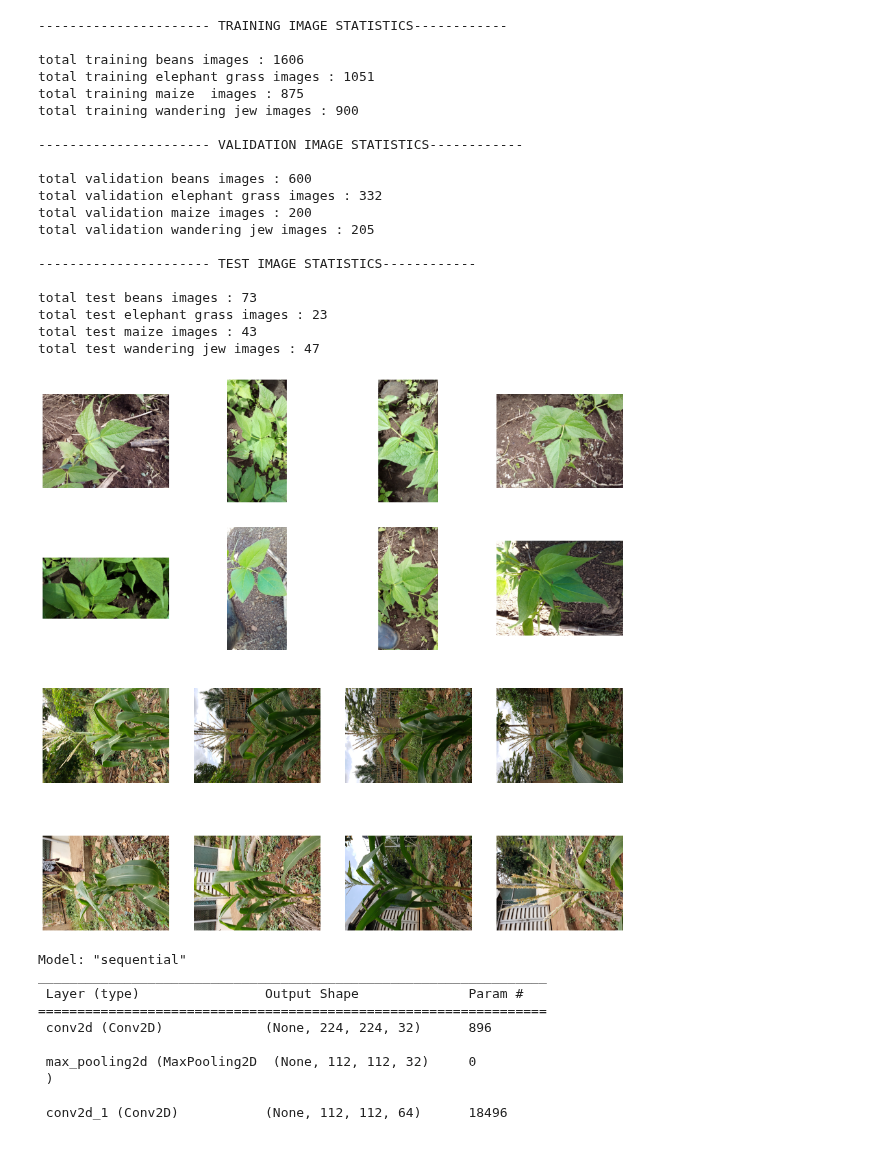
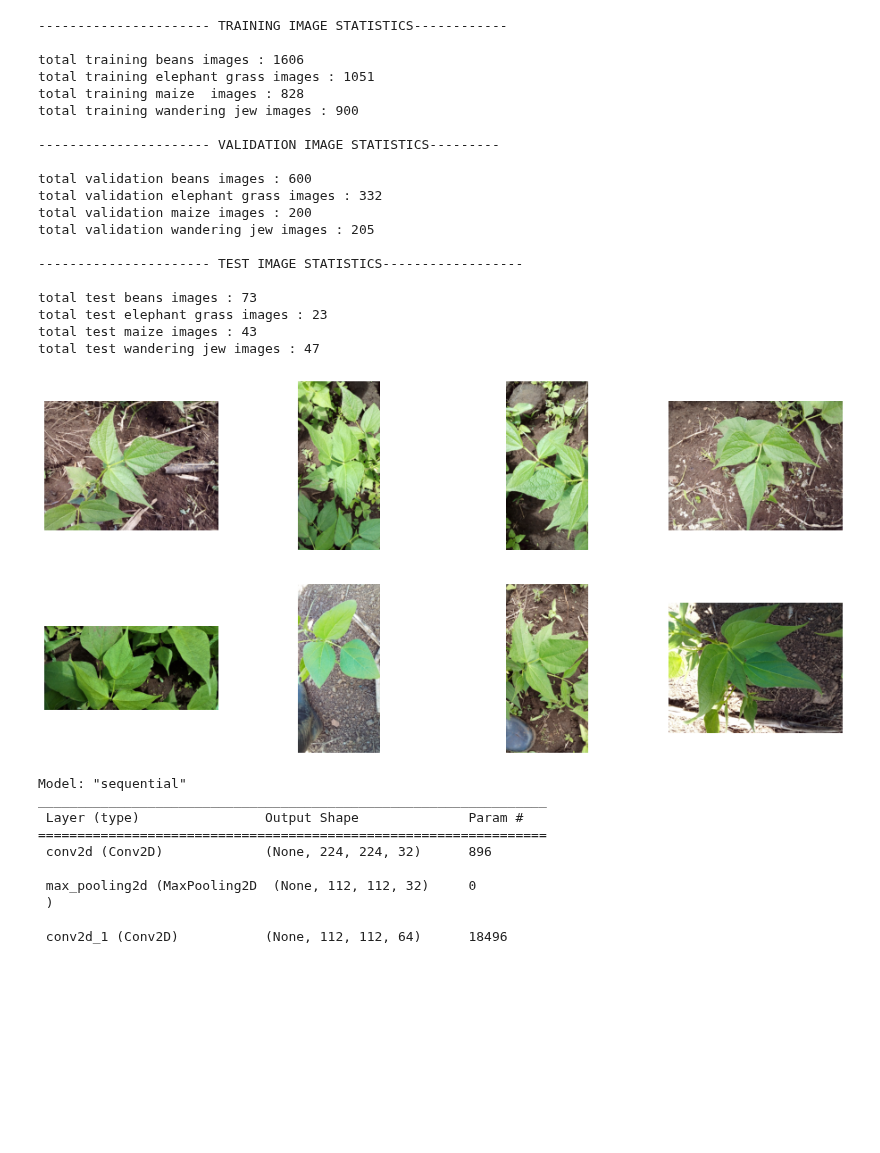
Before and after one commit to muwongelawrence-tech/colab_projects, a Jupyter notebook: crops_and__weeds_classifier.ipynb, the cells around one changed output. Cells and saved outputs as stored; diff of their text form; code cells hidden in the pictures; blank space fills up the shorter version.

```diff
--- a/crops_and__weeds_classifier.ipynb
+++ b/crops_and__weeds_classifier.ipynb
@@ -74,14 +61,14 @@ print('total training elephant grass images :', len(os.listdir( train_elephant_g
 print('total training maize  images :', len(os.listdir( train_maize_dir   ) ))
 print('total training wandering jew images :', len(os.listdir( train_wandering_jew_dir  ) ))
 
-print('\n---------------------- VALIDATION IMAGE STATISTICS------------\n')
+print('\n---------------------- VALIDATION IMAGE STATISTICS---------\n')
 
 print('total validation beans images :', len(os.listdir( validation_beans_dir ) ))
 print('total validation elephant grass images :', len(os.listdir( validation_elephant_grass_dir ) ))
 print('total validation maize images :', len(os.listdir( validation_maize_dir ) ))
 print('total validation wandering jew images :', len(os.listdir( validation_wandering_jew_dir ) ))
 
-print('\n---------------------- TEST IMAGE STATISTICS------------\n')
+print('\n---------------------- TEST IMAGE STATISTICS------------------\n')
 
 print('total test beans images :', len(os.listdir( test_beans_dir ) ))
 print('total test elephant grass images :', len(os.listdir( test_elephant_grass_dir ) ))
@@ -92,17 +79,17 @@ print('total test wandering jew images :', len(os.listdir( test_wandering_jew_di
 
 total training beans images : 1606
 total training elephant grass images : 1051
-total training maize  images : 875
+total training maize  images : 828
 total training wandering jew images : 900
 
----------------------- VALIDATION IMAGE STATISTICS------------
+---------------------- VALIDATION IMAGE STATISTICS---------
 
 total validation beans images : 600
 total validation elephant grass images : 332
 total validation maize images : 200
 total validation wandering jew images : 205
 
----------------------- TEST IMAGE STATISTICS------------
+---------------------- TEST IMAGE STATISTICS------------------
 
 total test beans images : 73
 total test elephant grass images : 23
@@ -120,31 +107,29 @@ ncols = 4
 
 pic_index = 0 # Index for iterating over images
 # %%
+# VISUALISING SOME IMAGE DATA BEFORE USING IT TO TRAIN THE MODEL
 # Set up matplotlib fig, and size it to fit 4x4 pics
 fig = plt.gcf()
 fig.set_size_inches(ncols*4, nrows*4)
 
-pic_index+=8
+pic_index += 8
 
 next_beans_pix = [os.path.join(train_beans_dir, fname)
                 for fname in train_beans_fnames[ pic_index-8:pic_index]
                ]
 
-next_maize_pix = [os.path.join(train_maize_dir, fname)
-                for fname in train_maize_fnames[ pic_index-8:pic_index]
-               ]
 
-for i, img_path in enumerate(next_beans_pix+next_maize_pix):
+for i, img_path in enumerate(next_beans_pix):
   # Set up subplot; subplot indices start at 1
   sp = plt.subplot(nrows, ncols, i + 1)
   sp.axis('Off') # Don't show axes (or gridlines)
 
   img = mpimg.imread(img_path)
   plt.imshow(img)
 
 plt.show()
 # %% [output]
-[figure, old version]
+[figure, new version]
 # %%
 import tensorflow as tf
 import numpy as np
```
Also changed, not shown: parts of 21 cells of this notebook.
